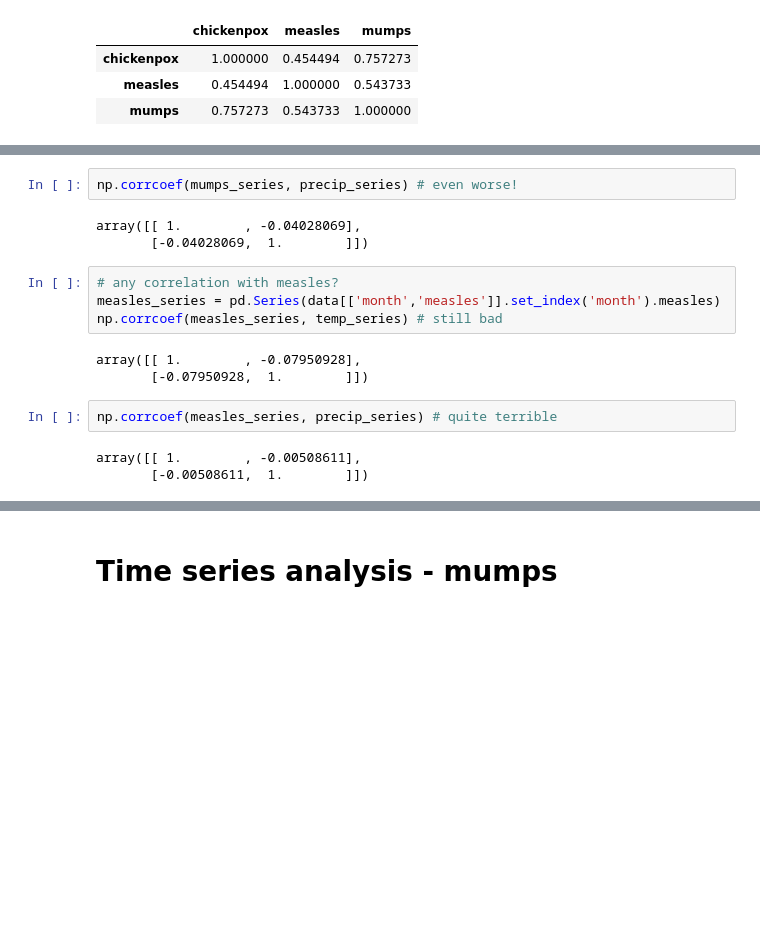
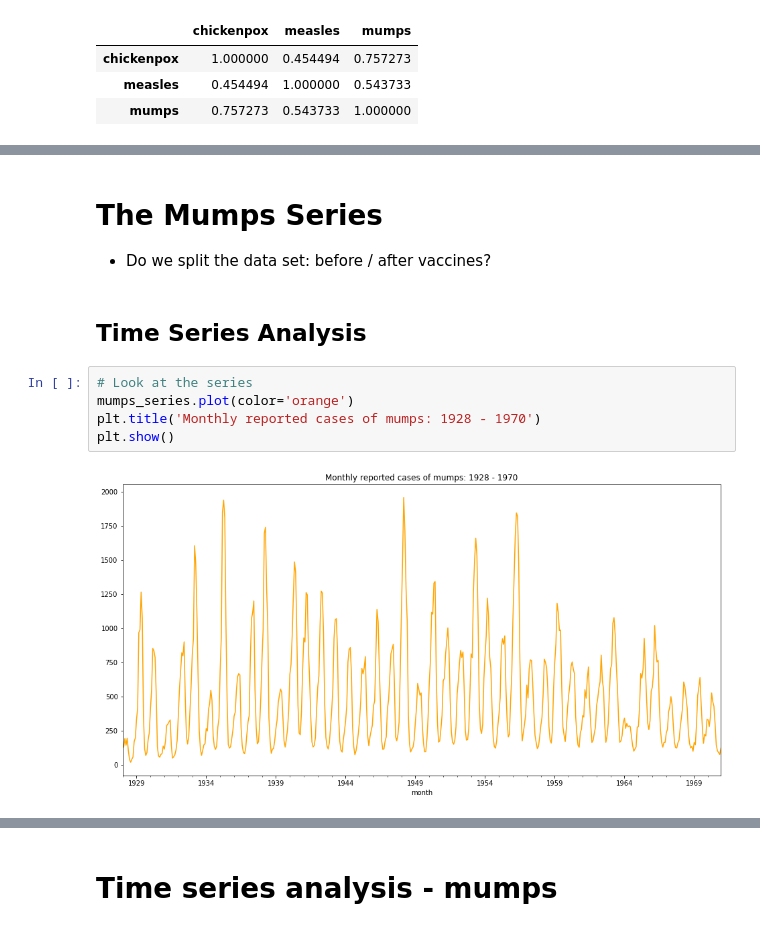
Before and after one commit to DineshPendyala/Start-ML, a Jupyter notebook: projects/04/mmedeiros_eda.ipynb, the cells around one changed output, grey strips where cells are left out. Saved outputs shown, nothing was run; the diff lists cells and outputs as text; blank space fills up the shorter version.

```diff
--- a/projects/04/mmedeiros_eda.ipynb
+++ b/projects/04/mmedeiros_eda.ipynb
@@ -437,17 +181,12 @@ array([[ 1.        , -0.10105162],
-# %%
-np.corrcoef(mumps_series, precip_series) # even worse!
-# %% [output]
-array([[ 1.        , -0.04028069],
-       [-0.04028069,  1.        ]])
-# %%
-# any correlation with measles?
-measles_series = pd.Series(data[['month','measles']].set_index('month').measles)
-np.corrcoef(measles_series, temp_series) # still bad
-# %% [output]
-array([[ 1.        , -0.07950928],
-       [-0.07950928,  1.        ]])
-# %%
-np.corrcoef(measles_series, precip_series) # quite terrible
-# %% [output]
-array([[ 1.        , -0.00508611],
-       [-0.00508611,  1.        ]])
+# %% [markdown]
+# The Mumps Series
+- Do we split the data set: before / after vaccines?
+# %% [markdown]
+## Time Series Analysis
+# %%
+# Look at the series
+mumps_series.plot(color='orange')
+plt.title('Monthly reported cases of mumps: 1928 - 1970')
+plt.show()
+# %% [output]
+[figure, added]
```
Also changed, not shown: parts of 42 cells of this notebook, 4 other files.
